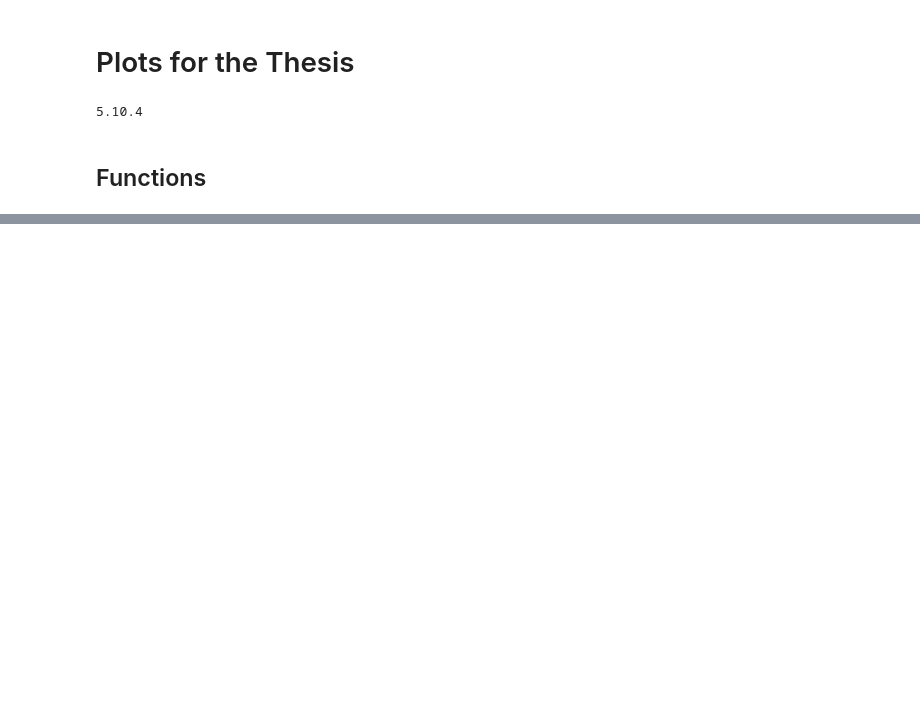
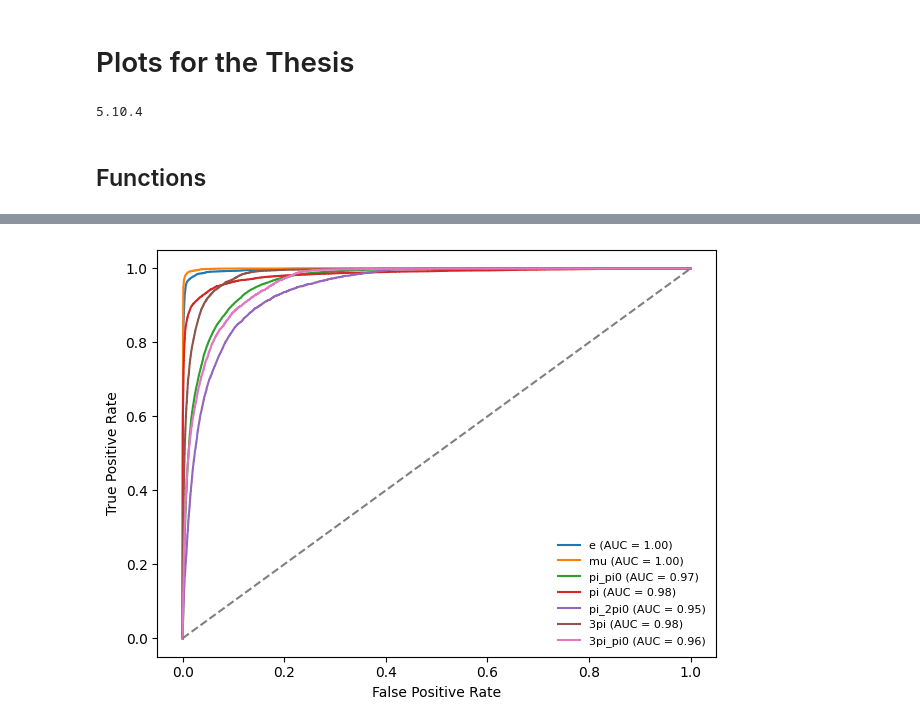
Before and after one commit to GBrodbek/Bachelors-Thesis-Gregor-Brodbek, a Jupyter notebook: files_for_generation_chain/PlotsForThesis/plotsForThesis.ipynb, the cells around one changed output, grey strips where cells are left out. Saved outputs shown, nothing was run; the diff lists cells and outputs as text; code cells hidden in the pictures; blank space fills up the shorter version.

```diff
--- a/files_for_generation_chain/PlotsForThesis/plotsForThesis.ipynb
+++ b/files_for_generation_chain/PlotsForThesis/plotsForThesis.ipynb
@@ -94,2 +103,40 @@ def plot_ROC_curve(file, decayclass, againstClass=None, figshow=True, savepath=N
     plt.show() if figshow else plt.close()
+# %%
+def plot_ROC_all_vs_all(file, classes=None, log=True, figshow=True, savepath=None):
+    if not os.path.exists(file):
+        raise FileNotFoundError(f"The file at {file} does not exist.")
+
+    df = pd.read_pickle(file)
+
+    if 'background' in df.keys():
+        decays = ['e', 'mu', 'pi_pi0', 'pi', 'pi_2pi0', '3pi', '3pi_pi0', 'background']
+    else:
+        decays = ['e', 'mu', 'pi_pi0', 'pi', 'pi_2pi0', '3pi', '3pi_pi0', 'Zqq', 'Bhabha']
+
+    if classes is not None:          # check if valid decay mode is given
+        if not all(cls in decays for cls in classes):
+            print("Invalid decay mode, please choose from: ", decays)
+            return
+
+    if classes is None:
+        classes = df.keys()[:-2]
+
+    for oneclass in classes:
+        fpr, tpr, thresholds = metrics.roc_curve(df['labels_true'], df[oneclass], pos_label=decays.index(oneclass))
+        auc = metrics.auc(fpr, tpr)
+        plt.plot(fpr, tpr, label=f"{oneclass} (AUC = {auc:.2f})")
+
+    plt.plot([0, 1], [0, 1], linestyle="--", color="gray")  # Random classifier line
+    plt.xlabel("False Positive Rate")
+    plt.ylabel("True Positive Rate")
+    plt.legend(loc="lower right", frameon=False, prop={'size': 8})
+    if log: plt.xscale('log')
+
+    plt.tight_layout()
+
+    if savepath:
+        plt.savefig(savepath)
+        print('saved to', savepath)
+
+    plt.show() if figshow else plt.close()
 # %%
@@ -160,0 +269,4 @@ plot_ROC_curve('data_ROC/run3.pt', 'pi_pi0', ['e', 'mu', 'pi_pi0', 'pi', 'pi_2pi
+# %%
+plot_ROC_all_vs_all('data_ROC/run3.pt', classes=['e', 'mu', 'pi_pi0', 'pi', 'pi_2pi0', '3pi', '3pi_pi0'] , log=False)
+# %% [output]
+[figure, added]
```
Also changed, not shown: parts of 11 cells of this notebook, 19 other files.
